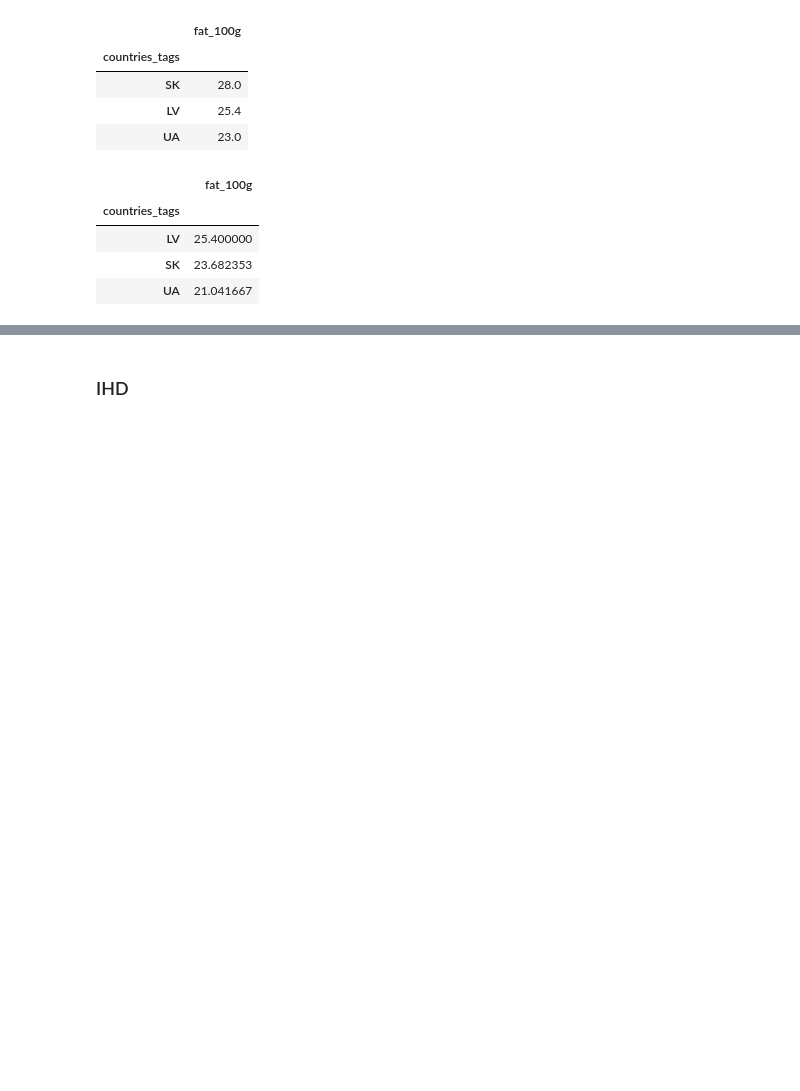
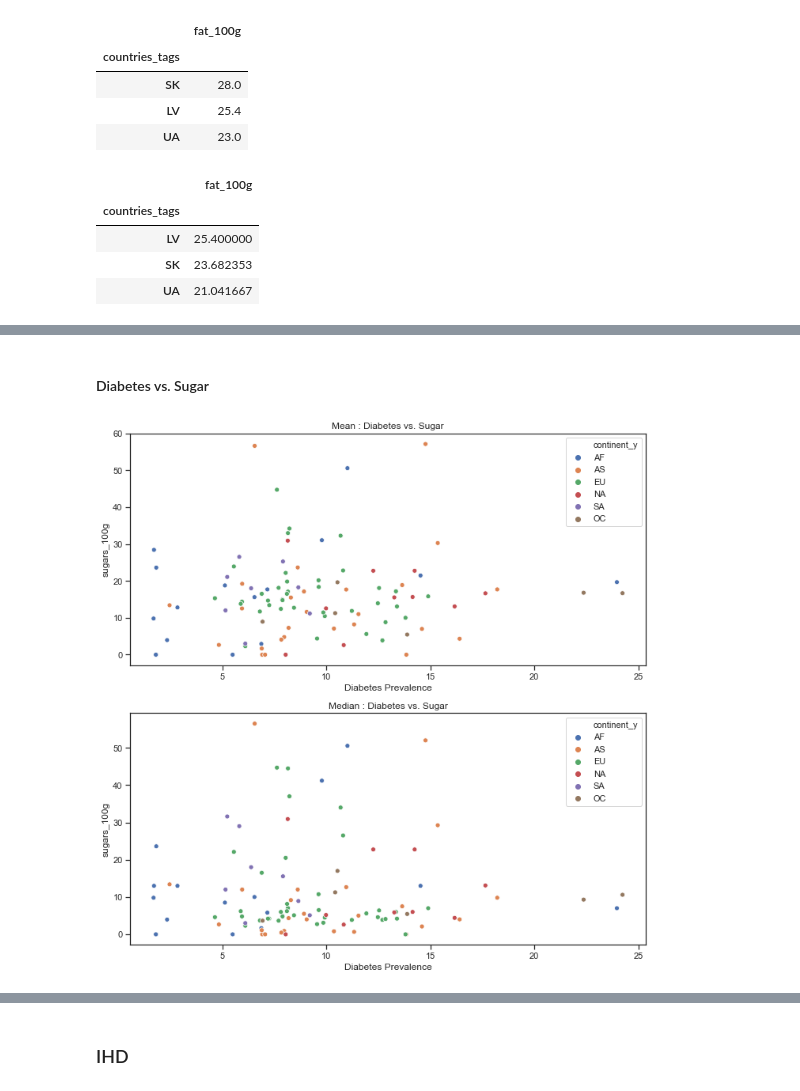
Before and after one commit to baraschi/AppliedDataAnalysis_Project, a Jupyter notebook: FoodProject.ipynb, the cells around one changed output, grey strips where cells are left out. Saved outputs shown, nothing was run; the diff lists cells and outputs as text; code cells hidden in the pictures; blank space fills up the shorter version.

```diff
--- a/FoodProject.ipynb
+++ b/FoodProject.ipynb
@@ -716 +773,8 @@ plot(mean_diabetes, median_diabetes, continent, 'Mean', 'Median', 'Diabetes Prev
+# %% [markdown]
+#### Diabetes vs. Sugar
+# %%
+sns_plt(pd.concat(mean_diabetes[1:]),pd.concat(median_diabetes[1:]),
+        'Diabetes Prevalence', 'sugars_100g', 'continent_y', 'Mean', 'Median', 'Diabetes vs. Sugar')
+# %% [output]
+[figure, added]
 # %%
```
Also changed, not shown: parts of 61 cells of this notebook.
